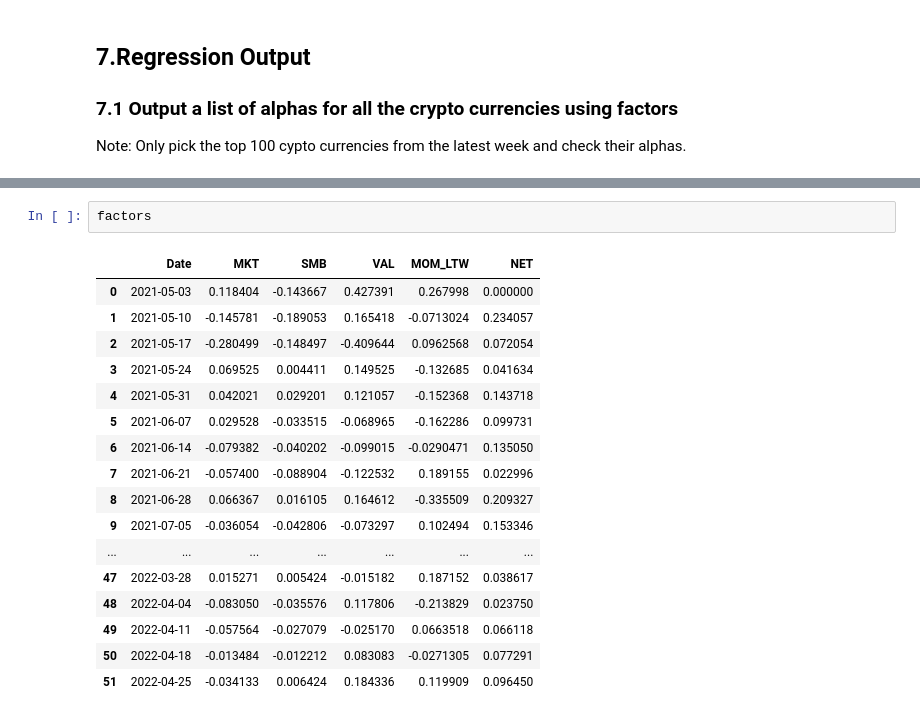
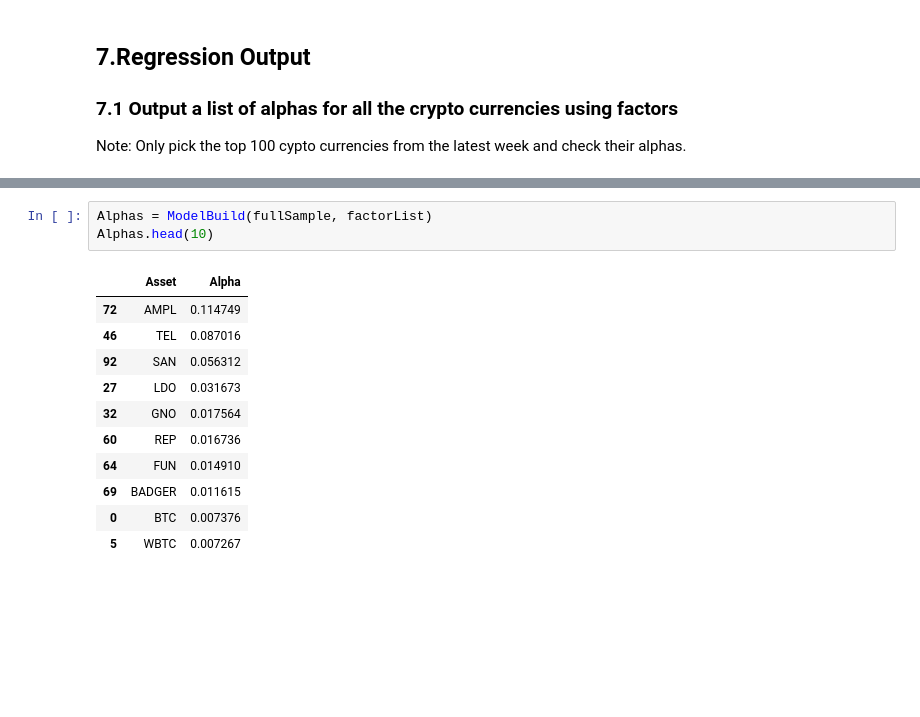
Before and after one commit to PracticumCrypto/C5-Analyzer, a Jupyter notebook: ALL.ipynb, the cells around one changed output, grey strips where cells are left out. Saved outputs shown, nothing was run; the diff lists cells and outputs as text; blank space fills up the shorter version.

Commit message:
Model Build Changed to Function

```diff
--- a/ALL.ipynb
+++ b/ALL.ipynb
@@ -979,21 +792,16 @@ for index in latestLarge['Asset'].tolist():
-# %%
-factors
-# %% [output]
-|  | Date | MKT | SMB | VAL | MOM_LTW | NET |
-| 0 | 2021-05-03 | 0.118404 | -0.143667 | 0.427391 | 0.267998 | 0.000000 |
-| 1 | 2021-05-10 | -0.145781 | -0.189053 | 0.165418 | -0.0713024 | 0.234057 |
-| 2 | 2021-05-17 | -0.280499 | -0.148497 | -0.409644 | 0.0962568 | 0.072054 |
-| 3 | 2021-05-24 | 0.069525 | 0.004411 | 0.149525 | -0.132685 | 0.041634 |
-| 4 | 2021-05-31 | 0.042021 | 0.029201 | 0.121057 | -0.152368 | 0.143718 |
-| 5 | 2021-06-07 | 0.029528 | -0.033515 | -0.068965 | -0.162286 | 0.099731 |
-| 6 | 2021-06-14 | -0.079382 | -0.040202 | -0.099015 | -0.0290471 | 0.135050 |
-| 7 | 2021-06-21 | -0.057400 | -0.088904 | -0.122532 | 0.189155 | 0.022996 |
-| 8 | 2021-06-28 | 0.066367 | 0.016105 | 0.164612 | -0.335509 | 0.209327 |
-| 9 | 2021-07-05 | -0.036054 | -0.042806 | -0.073297 | 0.102494 | 0.153346 |
-| ... | ... | ... | ... | ... | ... | ... |
-| 47 | 2022-03-28 | 0.015271 | 0.005424 | -0.015182 | 0.187152 | 0.038617 |
-| 48 | 2022-04-04 | -0.083050 | -0.035576 | 0.117806 | -0.213829 | 0.023750 |
-| 49 | 2022-04-11 | -0.057564 | -0.027079 | -0.025170 | 0.0663518 | 0.066118 |
-| 50 | 2022-04-18 | -0.013484 | -0.012212 | 0.083083 | -0.0271305 | 0.077291 |
-| 51 | 2022-04-25 | -0.034133 | 0.006424 | 0.184336 | 0.119909 | 0.096450 |
+# %%
+Alphas = ModelBuild(fullSample, factorList)
+Alphas.head(10)
+# %% [output]
+|  | Asset | Alpha |
+| 72 | AMPL | 0.114749 |
+| 46 | TEL | 0.087016 |
+| 92 | SAN | 0.056312 |
+| 27 | LDO | 0.031673 |
+| 32 | GNO | 0.017564 |
+| 60 | REP | 0.016736 |
+| 64 | FUN | 0.014910 |
+| 69 | BADGER | 0.011615 |
+| 0 | BTC | 0.007376 |
+| 5 | WBTC | 0.007267 |
 # %%
```
Also changed, not shown: parts of 29 cells of this notebook.
